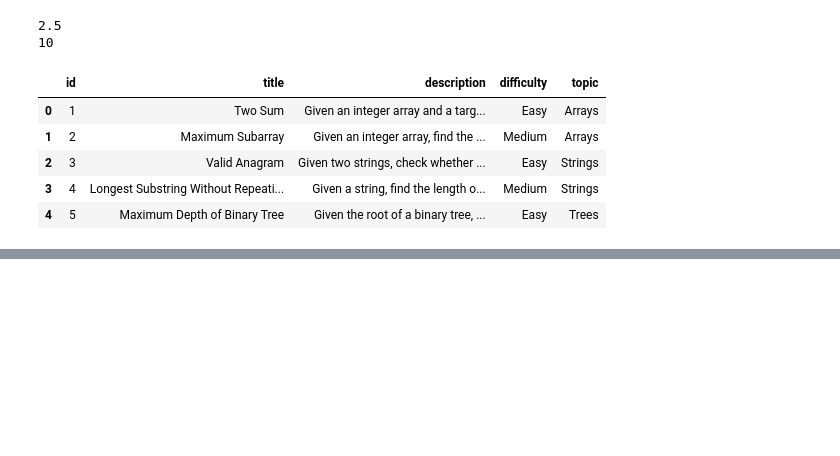
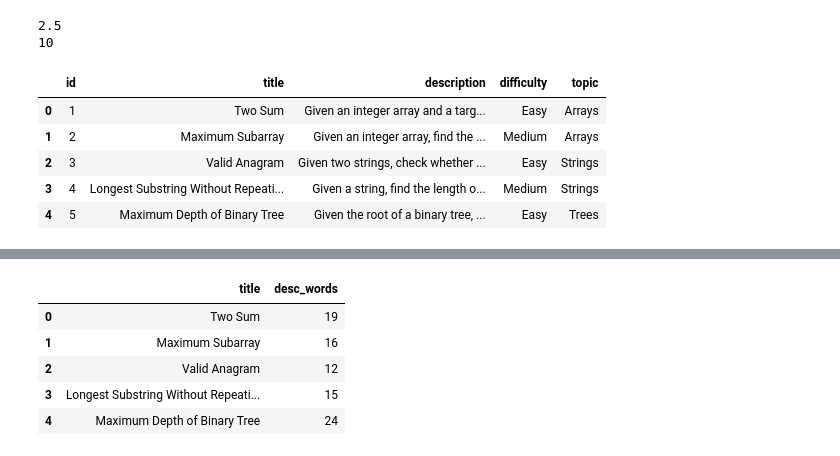
Before and after one commit to Lakshay110906/ai-dsa-mentor, a Jupyter notebook: ai-service/notebooks/01_dsa_dataset_analysis.ipynb, the cells around one changed output, grey strips where cells are left out. Drawn from its saved outputs; the diff is of its cells as text; code cells hidden in the pictures; blank space fills up the shorter version.

```diff
--- a/ai-service/notebooks/01_dsa_dataset_analysis.ipynb
+++ b/ai-service/notebooks/01_dsa_dataset_analysis.ipynb
@@ -53,0 +93,10 @@ memory usage: 1.3+ KB
+# %%
+df['desc_words'] = df['description'].str.split().str.len()
+df[['title','desc_words']].head()
+# %% [output]
+|  | title | desc_words |
+| 0 | Two Sum | 19 |
+| 1 | Maximum Subarray | 16 |
+| 2 | Valid Anagram | 12 |
+| 3 | Longest Substring Without Repeati... | 15 |
+| 4 | Maximum Depth of Binary Tree | 24 |
```
Also changed, not shown: parts of 10 cells of this notebook, 1 other file.
